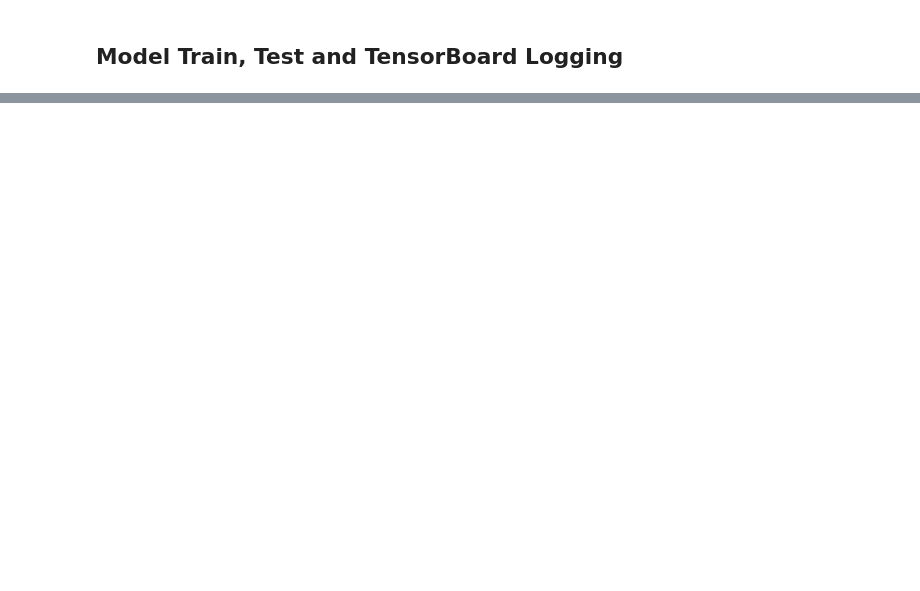
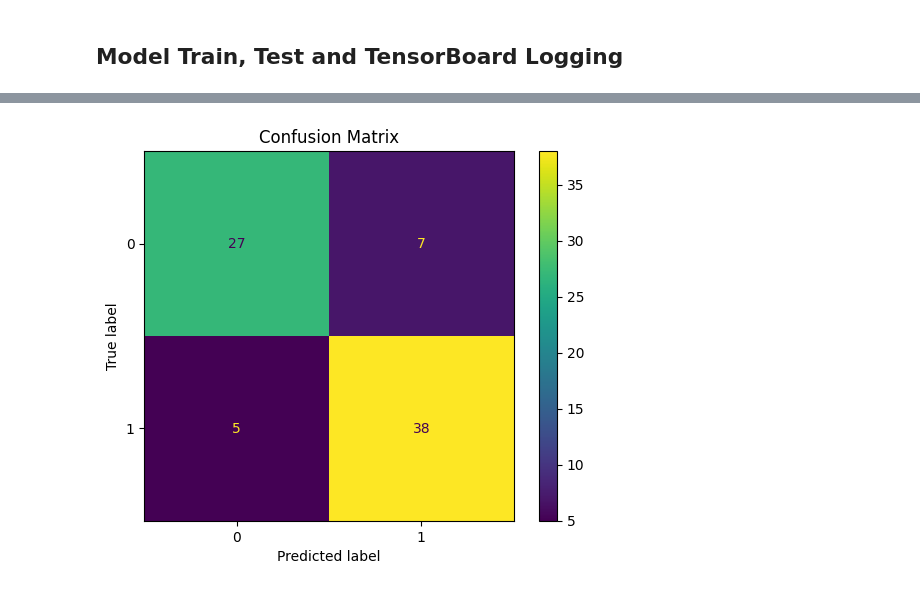
Before and after one commit to bharani1990/lab-03, a Jupyter notebook: clear_ml_jupyter.ipynb, the cells around one changed output, grey strips where cells are left out. Cells and saved outputs as stored; diff of their text form; code cells hidden in the pictures; blank space fills up the shorter version.

```diff
--- a/clear_ml_jupyter.ipynb
+++ b/clear_ml_jupyter.ipynb
@@ -250,13 +295,13 @@ test_dataset = IPLDataset(X_test, y_test)
 # %%
 # Define the neural network architecture
 class IPL_match_outcome_BNN(nn.Module):
-    def __init__(self, input_size, hidden_size, dropout_rate=0.5):
+    def __init__(self, input_size, hidden_size, dropout_p):
         super(IPL_match_outcome_BNN, self).__init__()
         self.fc1 = nn.Linear(input_size, hidden_size)
         self.fc2 = nn.Linear(hidden_size, hidden_size // 2)
         self.fc3 = nn.Linear(hidden_size // 2, hidden_size // 8)
         self.fc4 = nn.Linear(hidden_size // 8, 1)
-        self.dropout = nn.Dropout(dropout_rate)
+        self.dropout = nn.Dropout(dropout_p)
         self.sigmoid = nn.Sigmoid()
 
     def forward(self, x):
@@ -270,18 +315,11 @@ writer = SummaryWriter()
 # %%
-# Hyperparameters
-input_size = X.shape[1]
-hidden_size = X.shape[1] // 2
-learning_rate = 0.001
-batch_size = 32
-num_epochs = 50
-
 # Data Loaders
 train_dataloader = DataLoader(train_dataset, batch_size=batch_size, shuffle=True)
 val_dataloader = DataLoader(val_dataset, batch_size=batch_size)
 test_dataloader = DataLoader(test_dataset, batch_size=batch_size)
 
 # Model
-model = IPL_match_outcome_BNN(input_size, hidden_size)
+model = IPL_match_outcome_BNN(input_size, hidden_size, dropout_p)
 criterion = nn.BCELoss()
 optimizer = optim.Adam(model.parameters(), lr=learning_rate)
 print(model)
@@ -362,0 +528,74 @@ task_nn.close()
+# %%
+# Train
+for epoch in range(num_epochs):
+    model.train()
+    train_loss = 0.0
+    train_correct = 0
+    train_total = 0
+
+    for inputs, labels in train_dataloader:
+        # Forward pass
+        outputs = model(inputs)
+        loss = criterion(outputs.squeeze(), labels)
+
+        # Backward and optimize
+        optimizer.zero_grad()
+        loss.backward()
+        optimizer.step()
+
+        train_loss += loss.item()
+
+        # Convert predictions and labels to integers for accuracy calculation
+        train_predictions = outputs.round().squeeze().detach().cpu().numpy()
+        train_labels = labels.detach().cpu().numpy()
+        train_correct += (train_predictions == train_labels).sum()
+        train_total += len(train_labels)
+
+    # Compute the training accuracy
+    train_accuracy = train_correct / train_total
+
+    # Perform validation
+    model.eval()
+    val_loss = 0.0
+    val_correct = 0
+    val_total = 0
+
+    for inputs, labels in val_dataloader:
+        val_outputs = model(inputs)
+        val_loss += criterion(val_outputs.squeeze(), labels).item()
+
+        # Convert predictions and labels to integers for accuracy calculation
+        val_predictions = val_outputs.round().squeeze().detach().cpu().numpy()
+        val_labels = labels.detach().cpu().numpy()
+        val_correct += (val_predictions == val_labels).sum()
+        val_total += len(val_labels)
+
+    # Compute the validation accuracy
+    val_accuracy = val_correct / val_total
+    if epoch % 12 == 0:
+        print(f"Epoch [{epoch+1}/{num_epochs}], \
+        Train Loss: {train_loss:.4f}, \
+        Train Accuracy: {train_accuracy:.4f}, \
+        Validation Loss: {val_loss:.4f}, \
+        Validation Accuracy: {val_accuracy:.4f}")
+
+model.eval()
+test_predictions = []
+test_labels = []
+for inputs, labels in test_dataloader:
+    outputs = model(inputs)
+    predictions = outputs.round().squeeze().detach().cpu().numpy()
+    labels = labels.detach().cpu().numpy()
+    test_predictions.extend(predictions)
+    test_labels.extend(labels)
+
+test_predictions = np.array(test_predictions)
+test_labels = np.array(test_labels)
+test_accuracy = (test_predictions == test_labels).mean()
+print(f"Test Accuracy: {test_accuracy:.4f}")
+cm = confusion_matrix(test_labels, test_predictions)
+plt.title("Confusion Matrix")
+ConfusionMatrixDisplay(cm).plot(ax=plt.gca())
+
+task_DL.close()
+# %% [output]
@@ -362,0 +608 @@ task_nn.close()
+[figure, added]
```
Also changed, not shown: parts of 18 cells of this notebook, 2 other files.
